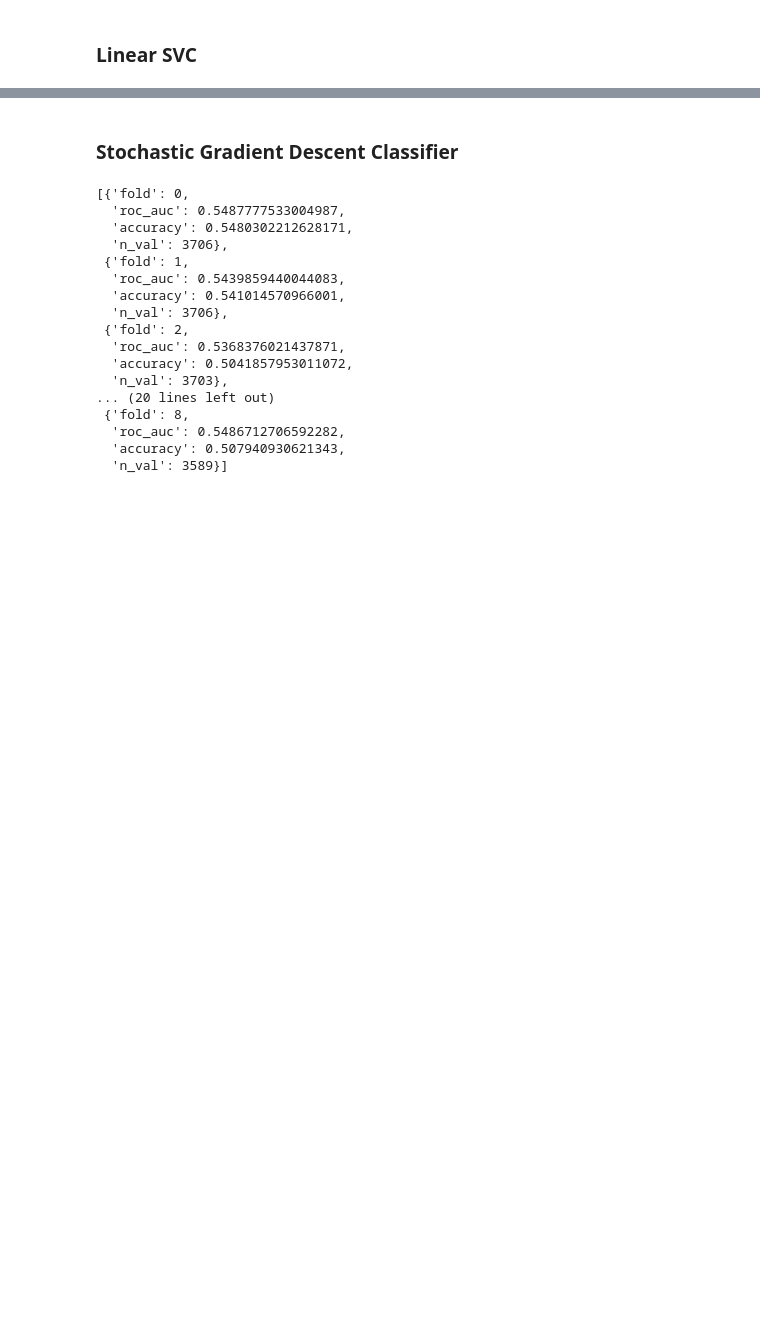
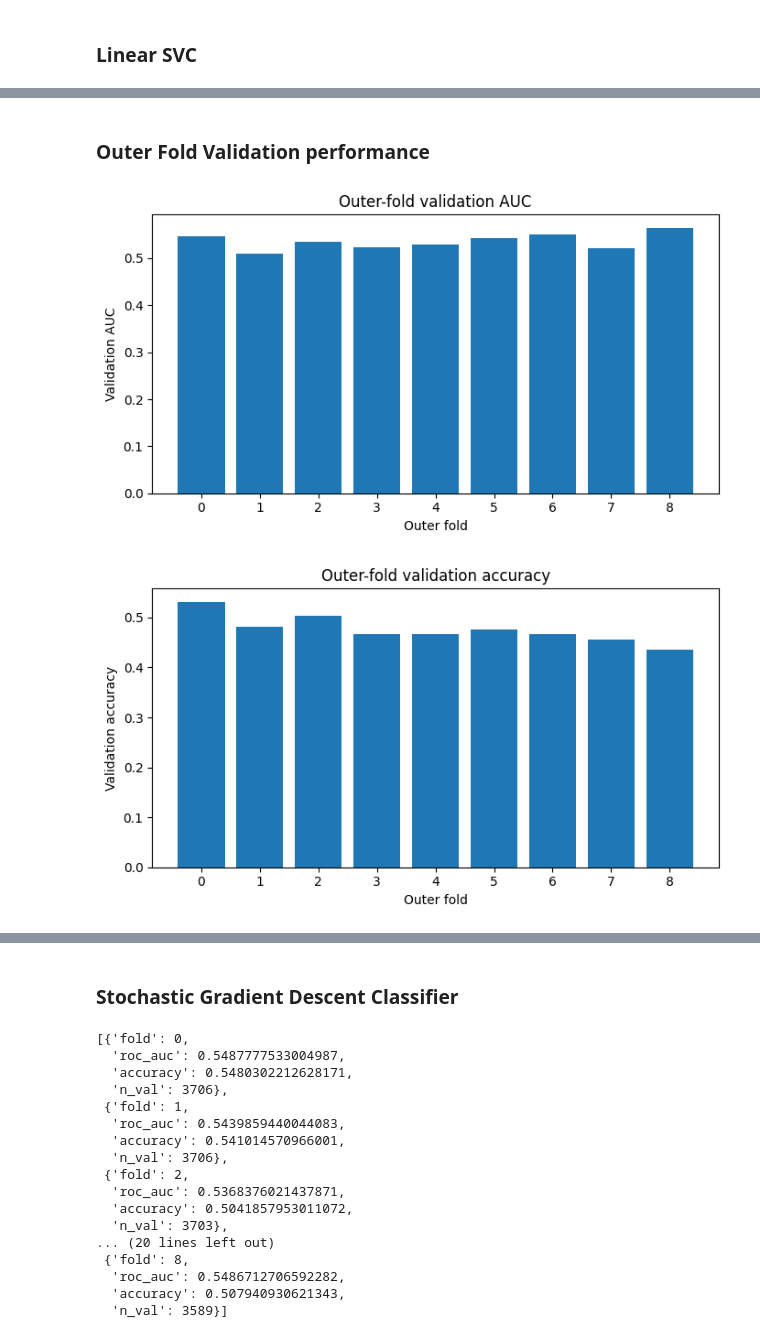
Before and after one commit to meaton96/StockPrediction, a Jupyter notebook: notebooks/03_LinearModels.ipynb, the cells around one changed output, grey strips where cells are left out. Cells and saved outputs as stored; diff of their text form; code cells hidden in the pictures; blank space fills up the shorter version.

```diff
--- a/notebooks/03_LinearModels.ipynb
+++ b/notebooks/03_LinearModels.ipynb
@@ -188 +178,22 @@ best C from fold testing: 0.00019306977288832496
+# %% [markdown]
+### Outer Fold Validation performance
+# %%
+fig = plt.figure(figsize=(7,4))
+plt.bar(outer_df["fold"].astype(str), outer_df["val_auc"])
+plt.xlabel("Outer fold")
+plt.ylabel("Validation AUC")
+plt.title("Outer-fold validation AUC")
+plt.tight_layout()
+plt.show()
+
+fig = plt.figure(figsize=(7,4))
+plt.bar(outer_df["fold"].astype(str), outer_df["val_accuracy"])
+plt.xlabel("Outer fold")
+plt.ylabel("Validation accuracy")
+plt.title("Outer-fold validation accuracy")
+plt.tight_layout()
+plt.show()
+# %% [output]
+[figure, added]
+[figure, added]
 # %%
```
Also changed, not shown: parts of 11 cells of this notebook, 2 other files.
